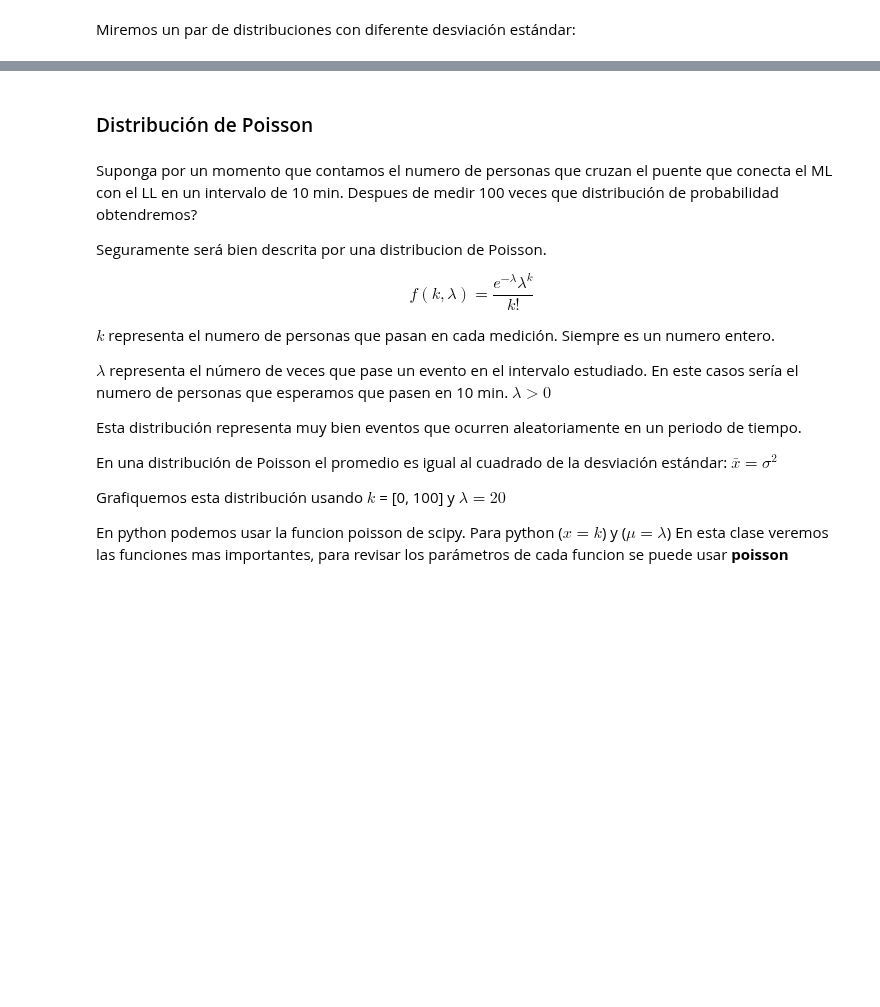
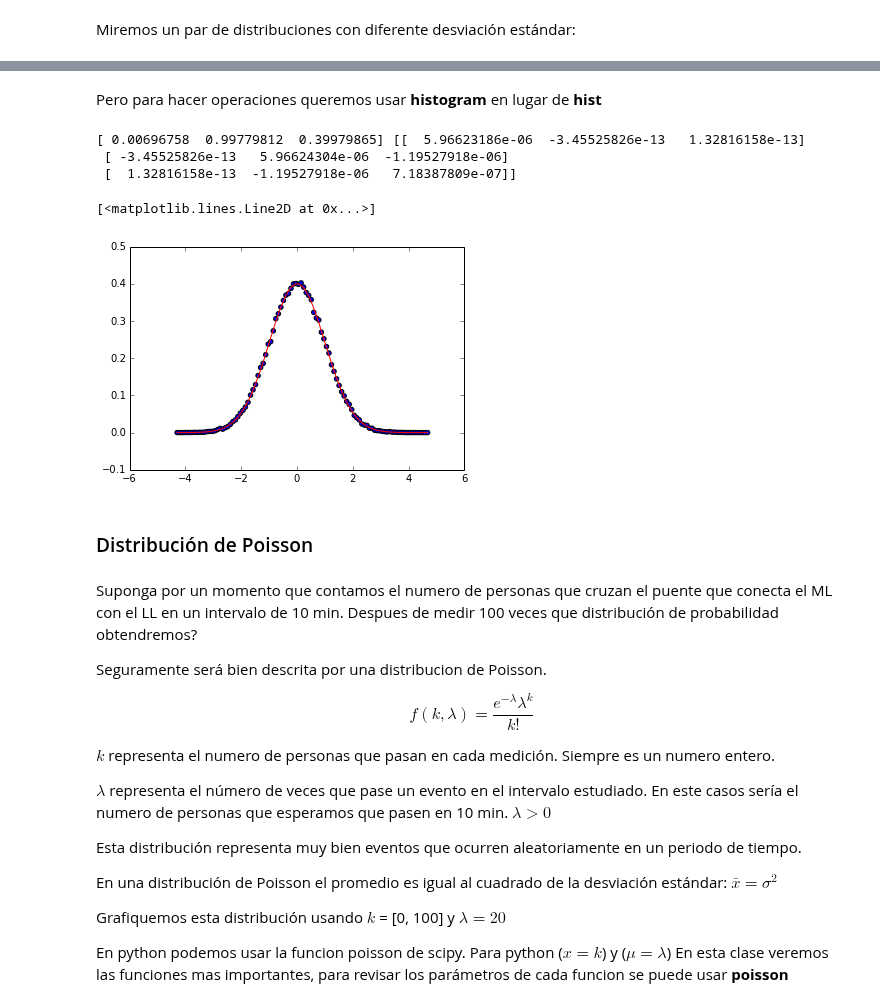
Before and after one commit to ComputoCienciasUniandes/HerramientasComputacionales, a Jupyter notebook: Lectures/98.Python/Herramientas_estadísticas_2.ipynb, the cells around one changed output, grey strips where cells are left out. Cells and saved outputs as stored; diff of their text form; code cells hidden in the pictures; blank space fills up the shorter version.

```diff
--- a/Lectures/98.Python/Herramientas_estadísticas_2.ipynb
+++ b/Lectures/98.Python/Herramientas_estadísticas_2.ipynb
@@ -221,3 +225,28 @@ title(r"$\rm{Distribuciones\ normales\ con\ diferente\ \sigma}$", fontsize=20)
+# %% [markdown]
+Pero para hacer operaciones queremos usar **histogram** en lugar de **hist**
+# %%
+frecuencias, limites = histogram(randnums,bins=100, normed=True)
+# %%
+def gaussiana(x, mu, desv, A):
+    return A*e**(-(x-mu)**2/(2*desv**2))
+# %%
+from scipy.optimize import curve_fit
+
+ajuste=0.5*(limites[0:-1]+limites[1:])
+popt, pcov = curve_fit(gaussiana,ajuste,frecuencias)
+
+print popt, pcov
+
+y_opt=gaussiana(ajuste,*popt)
+
+scatter(ajuste,frecuencias)
+plot(ajuste,y_opt,c='r')
+# %% [output]
+[ 0.00696758  0.99779812  0.39979865] [[  5.96623186e-06  -3.45525826e-13   1.32816158e-13]
+ [ -3.45525826e-13   5.96624304e-06  -1.19527918e-06]
+ [  1.32816158e-13  -1.19527918e-06   7.18387809e-07]]
+[<matplotlib.lines.Line2D at 0x...>]
+[figure, added]
 # %% [markdown]
 ### Distribución de Poisson
 # %% [markdown]
```
Also changed, not shown: parts of 10 cells of this notebook.
